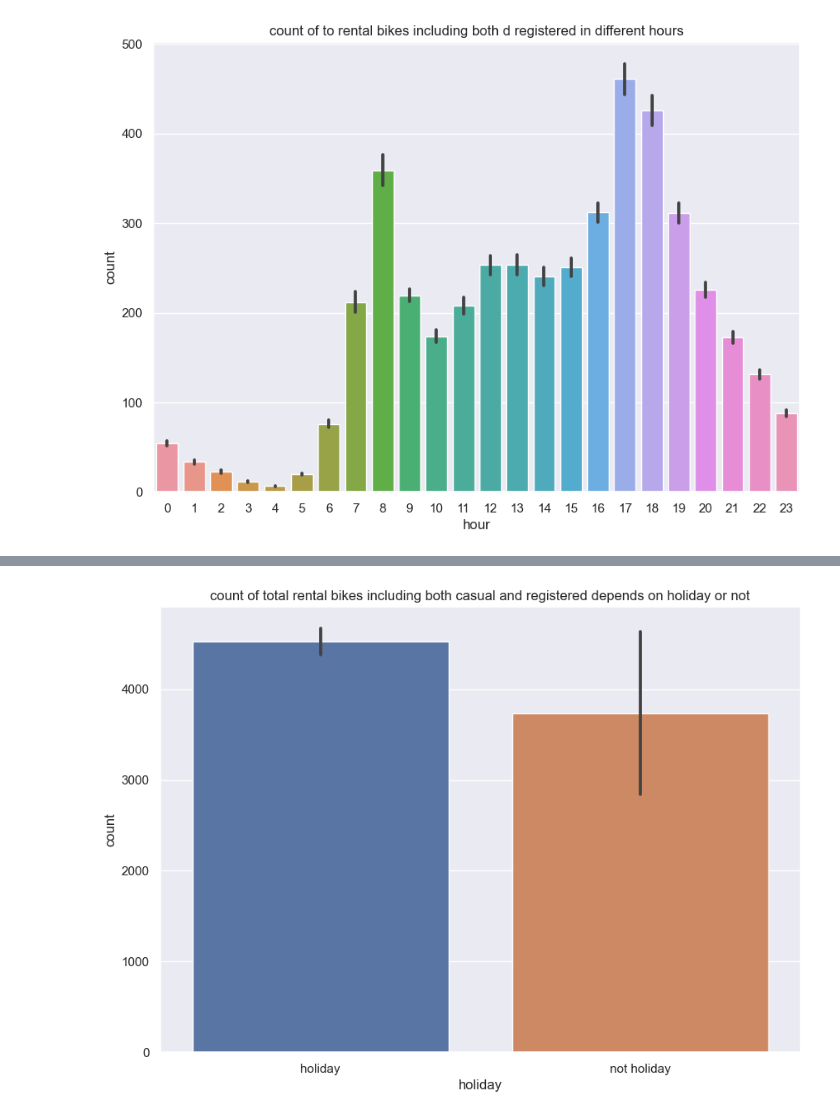
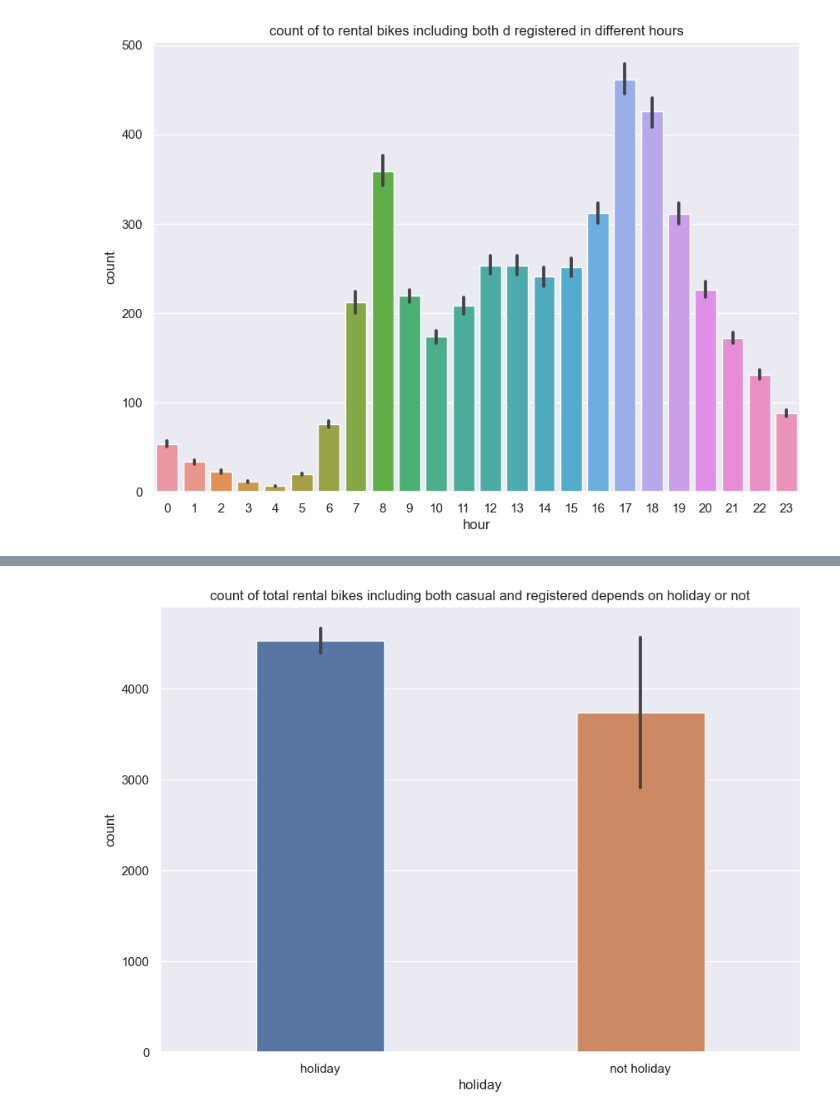
Before and after one commit to satomi26/Project-3-capital-bike-share, a Jupyter notebook: capital_bike.ipynb, the cells around one changed output, grey strips where cells are left out. Saved outputs shown, nothing was run; the diff lists cells and outputs as text; code cells hidden in the pictures.

```diff
--- a/capital_bike.ipynb
+++ b/capital_bike.ipynb
@@ -297,13 +406,13 @@ plt.show()
 # %%
 # 1 is for holiday, 0 is for not holiday
 xticks = ["not holiday", "holiday"]
 plt.figure(figsize=(10,7))
-sns.barplot(data = df_day, x = df_day["holiday"], y = df_day["cnt"])
+sns.barplot(data = df_day, x = df_day["holiday"], y = df_day["cnt"], width = .4)
 plt.xlabel("holiday")
 plt.xticks([0,1],
                ["holiday", "not holiday"])
 plt.ylabel("count")
 plt.title("count of total rental bikes including both casual and registered depends on holiday or not")
 plt.show()
 # %% [output]
-[figure, old version]
+[figure, new version]
```
Also changed, not shown: parts of 19 cells of this notebook.
